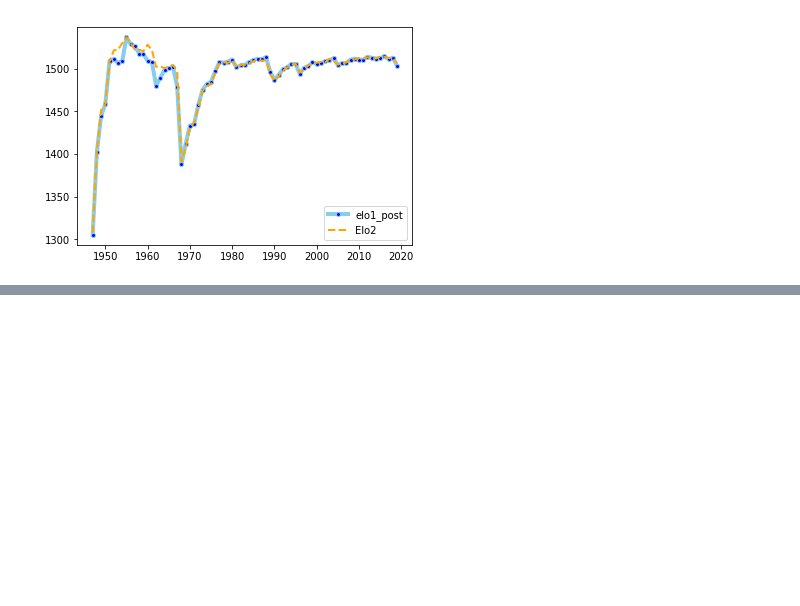
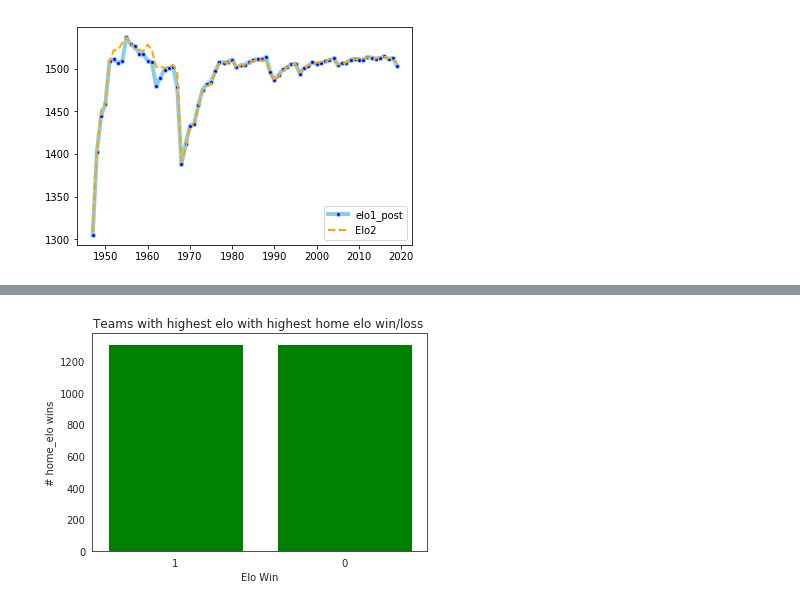
Before and after one commit to hughjafro/DS-Sprint-5-Project-Week, a Jupyter notebook: DS_151_Project_Playground.ipynb, the cells around one changed output, grey strips where cells are left out. Drawn from its saved outputs; the diff is of its cells as text; code cells hidden in the pictures; blank space fills up the shorter version.

```diff
--- a/DS_151_Project_Playground.ipynb
+++ b/DS_151_Project_Playground.ipynb
@@ -189,6 +166,8 @@ Loading BokehJS ...
 nba_data[nba_data['season'] == 2018]['elo1_pre'].mean()
 # %% [output]
 1513.7851224779074
+# %%
+nba_2018 = nba_data[nba_data['season'] == 2018]
 # %%
 # Calculate the average Pregame Elo rating for the home team
 # Produces a list which is not what I really want
@@ -323,0 +333,13 @@ plt.show()
+# %%
+# Can't quite figure this one out to get the count of home_elo  vs 0/1 of elo_win
+x2 = ['0','1']
+plt.bar(nba_2018.elo_win, nba_2018.home_win.count(), color='green')
+plt.xlabel("Elo Win")
+plt.ylabel("# home_elo wins")
+plt.title("Teams with highest elo with highest home elo win/loss ")
+
+plt.xticks(nba_2018.elo_win, x2)
+
+plt.show()
+# %% [output]
+[figure, added]
```
Also changed, not shown: parts of 9 cells of this notebook.
